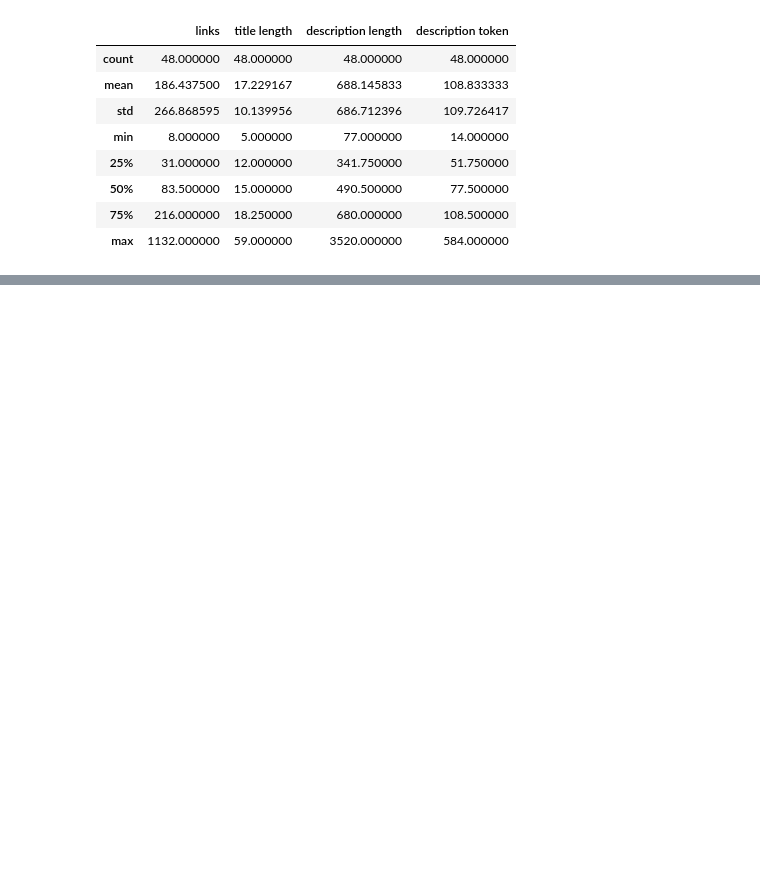
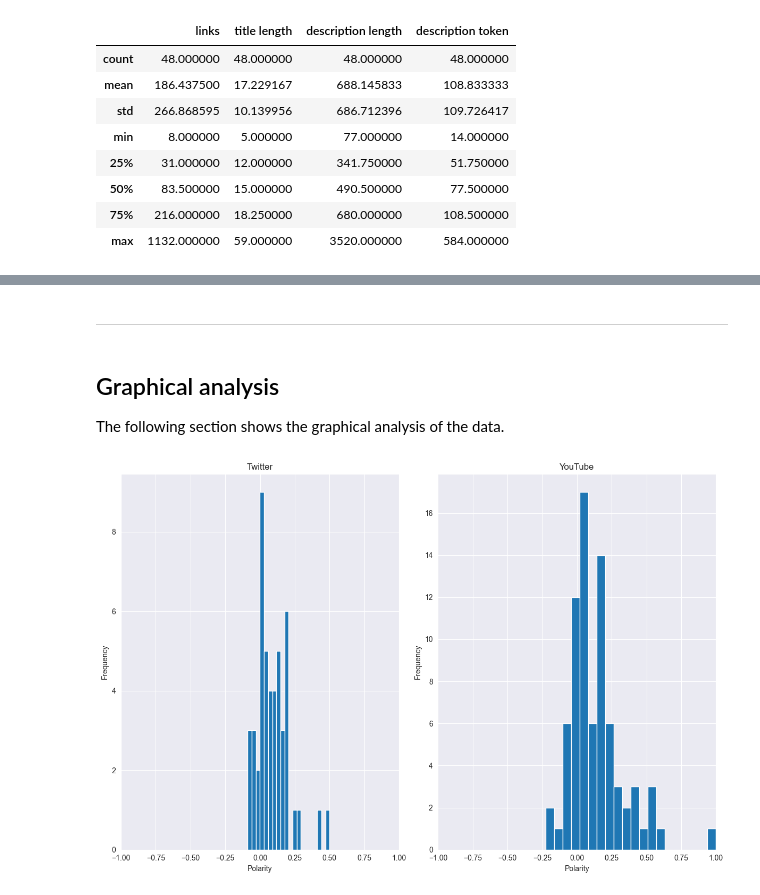
Before and after one commit to GCMeccariello/CLT, a Jupyter notebook: exercise_1_giancarlo_meccariello.ipynb, the cells around one changed output, grey strips where cells are left out. Drawn from its saved outputs; the diff is of its cells as text; code cells hidden in the pictures; blank space fills up the shorter version.

```diff
--- a/exercise_1_giancarlo_meccariello.ipynb
+++ b/exercise_1_giancarlo_meccariello.ipynb
@@ -334,0 +381,3 @@ plt.show()
+# %%
+df_twitter['polarity'] = df_twitter['description'].map(lambda text: TextBlob(str(text)).sentiment.polarity)
+df_youtube['polarity'] = df_youtube['description'].map(lambda text: TextBlob(str(text)).sentiment.polarity)
@@ -334,0 +411,18 @@ plt.show()
+# %% [markdown]
+---
+# %% [markdown]
+## Graphical analysis
+The following section shows the graphical analysis  of the data.
+# %%
+fig,ax = plt.subplots(1, 2)
+titles = ['Twitter', 'YouTube']
+dfs = [df_twitter, df_youtube]
+for i in range(2):
+    ax[i].hist(dfs[i]['polarity'], bins=20)
+    ax[i].set_title(titles[i])
+    ax[i].set_ylabel('Frequency')
+    ax[i].set_xlabel('Polarity')
+    ax[i].set_xlim((-1, 1))
+plt.tight_layout()
+# %% [output]
+[figure, added]
```
Also changed, not shown: parts of 84 cells of this notebook.
